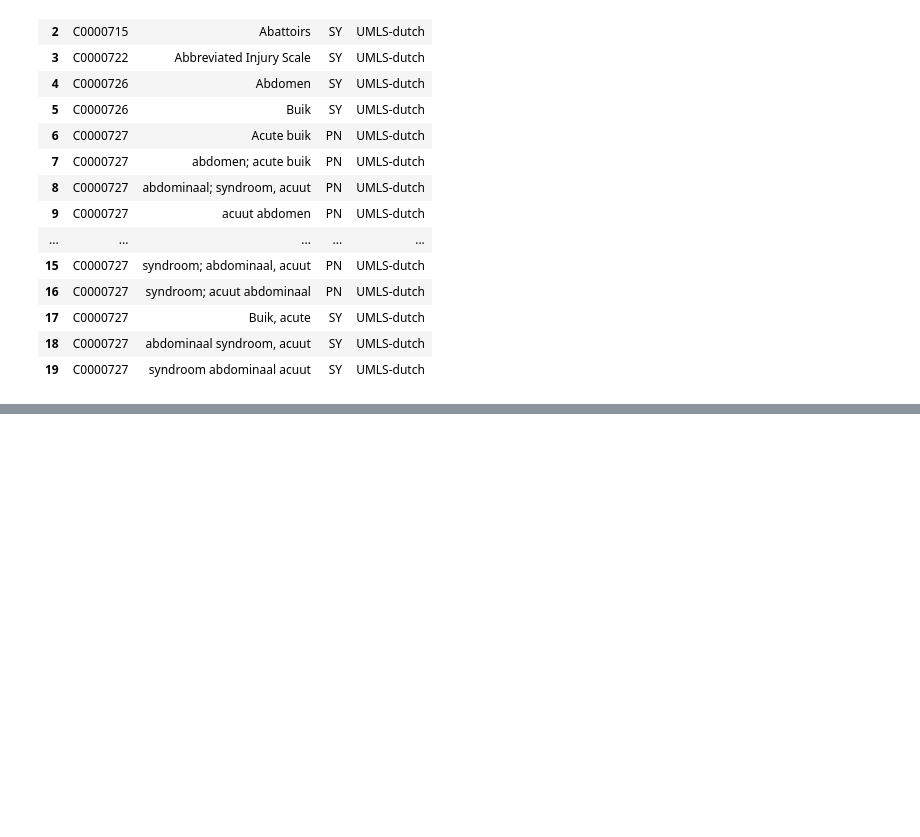
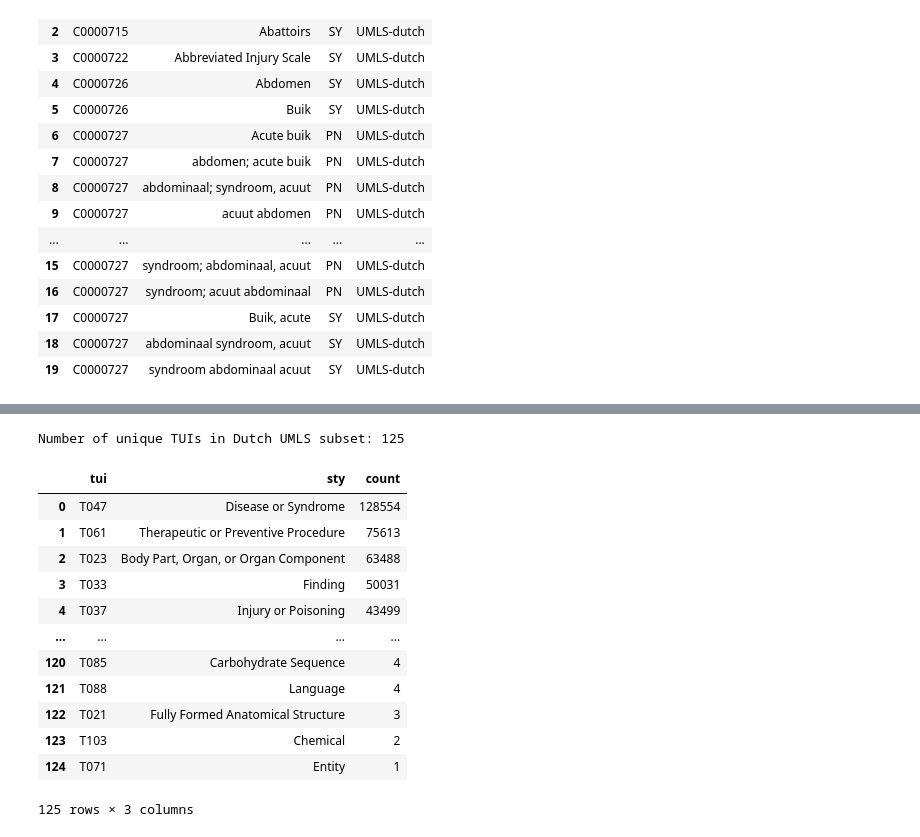
Before and after one commit to umcu/dutch-medical-concepts, a Jupyter notebook: dutch-umls_to_concept-table.ipynb, the cells around one changed output, grey strips where cells are left out. Cells and saved outputs as stored; diff of their text form; code cells hidden in the pictures; blank space fills up the shorter version.

```diff
--- a/dutch-umls_to_concept-table.ipynb
+++ b/dutch-umls_to_concept-table.ipynb
@@ -343,0 +356,33 @@ df_umls_dutch_total_with_tui.to_csv('04_ConceptDB/umls-dutch_v1.3-complete.csv',
+# %%
+print(f'Number of unique TUIs in Dutch UMLS subset: {len(umls_snomed_tui.tui.unique())}')
+# %% [output]
+Number of unique TUIs in Dutch UMLS subset: 125
+# %%
+# Create dataframe with counts per TUI name
+type_counts = umls_snomed_tui.sty.value_counts().to_frame()
+type_counts_tui = umls_snomed_tui.sty.value_counts().to_frame()
+type_counts.reset_index(inplace=True)
+
+# Add TUI code
+type_counts_tui = umls_snomed_tui.tui.value_counts().to_frame()
+tuis = type_counts_tui.index
+type_counts['tui'] = tuis
+
+# Format nicely
+type_counts.columns = ['sty', 'count', 'tui']
+type_counts = type_counts[['tui', 'sty', 'count']]
+type_counts
+# %% [output]
+|  | tui | sty | count |
+| 0 | T047 | Disease or Syndrome | 128554 |
+| 1 | T061 | Therapeutic or Preventive Procedure | 75613 |
+| 2 | T023 | Body Part, Organ, or Organ Component | 63488 |
+| 3 | T033 | Finding | 50031 |
+| 4 | T037 | Injury or Poisoning | 43499 |
+| ... | ... | ... | ... |
+| 120 | T085 | Carbohydrate Sequence | 4 |
+| 121 | T088 | Language | 4 |
+| 122 | T021 | Fully Formed Anatomical Structure | 3 |
+| 123 | T103 | Chemical | 2 |
+| 124 | T071 | Entity | 1 |
+125 rows × 3 columns
```
Also changed, not shown: parts of 68 cells of this notebook, 3 other files.
